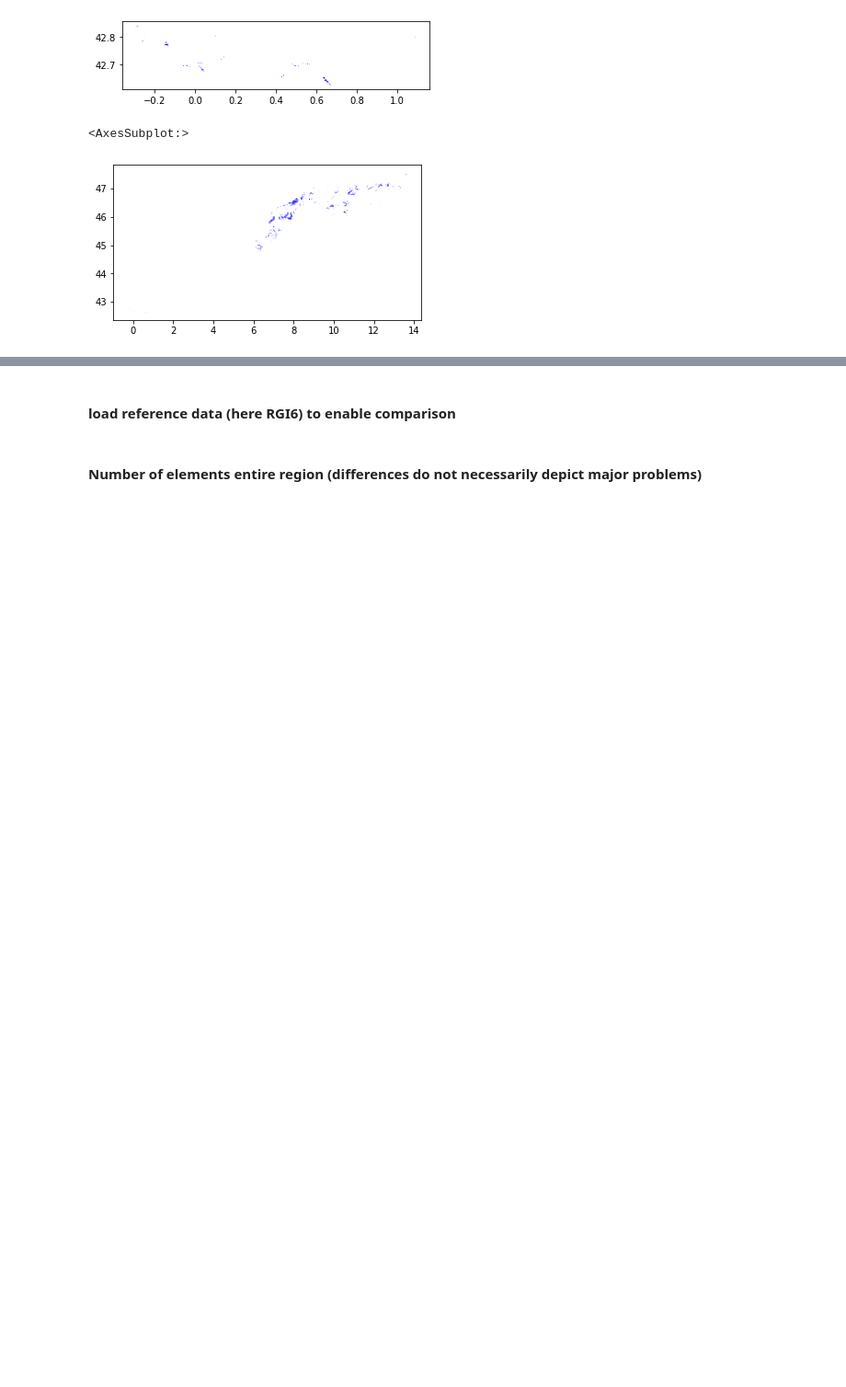
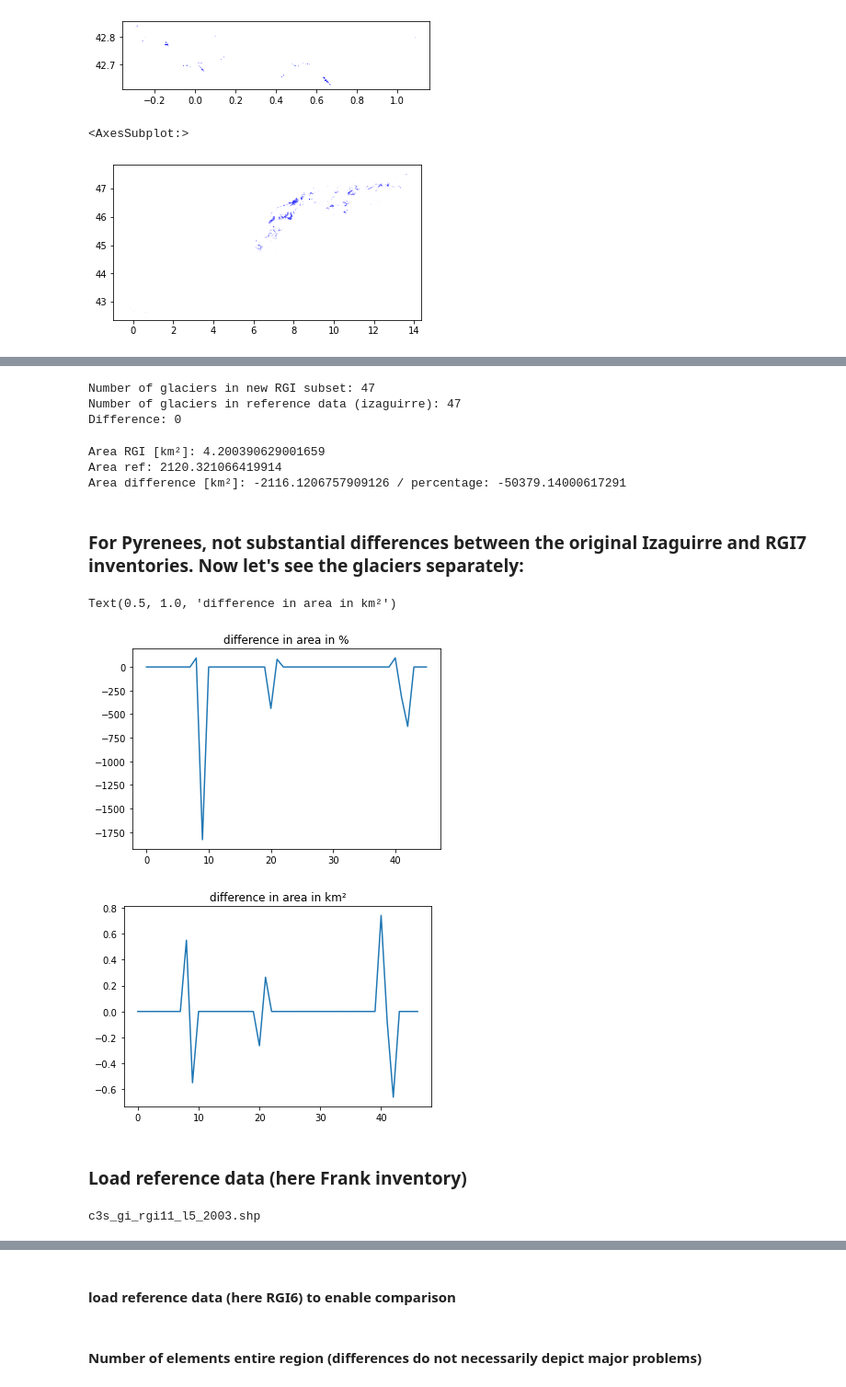
Before and after one commit to GLIMS-RGI/rgi7_scripts, a Jupyter notebook: workflow/RGI11.ipynb, the cells around one changed output, grey strips where cells are left out. Shown at 92% size. Cells and saved outputs as stored; diff of their text form; code cells hidden in the pictures; blank space fills up the shorter version.

```diff
--- a/workflow/RGI11.ipynb
+++ b/workflow/RGI11.ipynb
@@ -100,0 +128,57 @@ RGI_ss.geometry.plot(color='blue')
+# %%
+# add an area field to RGI_ss and reference data
+RGI_p['area'] = RGI_p.to_crs({'proj':'cea'}).area
+ref_odf_p['area'] = ref_odf_p.to_crs({'proj':'cea'}).area
+# %%
+print('Number of glaciers in new RGI subset:', len(RGI_p))
+print('Number of glaciers in reference data (izaguirre):', len(ref_odf_p))
+print('Difference:', len(RGI_p)-len(ref_odf_p))
+# %% [output]
+Number of glaciers in new RGI subset: 47
+Number of glaciers in reference data (izaguirre): 47
+Difference: 0
+# %%
+# print and compare area values
+Area_rgi = RGI_p['area'].sum()/1000000
+print('Area RGI [km²]:', Area_rgi)
+Area_ref = ref_odf_p['area'].sum()/1000000
+print('Area ref:', Area_ref)
+d = (Area_rgi - Area_ref)
+d_perc = (d/Area_rgi*100)
+print('Area difference [km²]:',d,'/','percentage:', d_perc)
+# %% [output]
+Area RGI [km²]: 4.200390629001659
+Area ref: 2120.321066419914
+Area difference [km²]: -2116.1206757909126 / percentage: -50379.14000617291
+# %% [markdown]
+### For Pyrenees, not substantial differences between the original Izaguirre and RGI7 inventories. Now let's see the glaciers separately:
+# %%
+# go to every glacier differences
+def area_check(new, ref):
+    area_new = new['area'].sum()/1000000
+    area_ref = ref['area'].sum()/1000000
+    d = (area_new - area_ref)
+    d_perc = (d/area_new*100)
+    return d_perc, d
+# %%
+# Order glaciers from west to east:
+ref = ref_odf_p.sort_values('CenLon')
+new = RGI_p.sort_values('CenLon')
+# %%
+diff = []
+for i in range(len(RGI_p)):
+    diff.append(area_check(new[i+1:i+2], ref[i+1:i+2]))
+
+df_diff = pd.DataFrame(diff)
+
+plt.figure(0)
+plt.plot(df_diff[0])
+plt.title("difference in area in %")
+
+plt.figure(1)
+plt.plot(df_diff[1])
+plt.title("difference in area in km²")
+# %% [output]
+Text(0.5, 1.0, 'difference in area in km²')
+[figure, added]
+[figure, added]
@@ -100,0 +193,14 @@ RGI_ss.geometry.plot(color='blue')
+# %% [markdown]
+### Load reference data (here Frank inventory)
+# %%
+# Just to know the name of the file to open from zip
+import zipfile
+with zipfile.ZipFile(ref_reg_file_a, "r") as z:
+    for f in z.filelist:
+        if '.shp' in f.filename:
+            fname = f.filename
+print(fname)
+# load box
+ref_odf_a = gpd.read_file('zip://' + ref_reg_file_a + '/' + fname)
+# %% [output]
+c3s_gi_rgi11_l5_2003.shp
```
Also changed, not shown: parts of 23 cells of this notebook.
